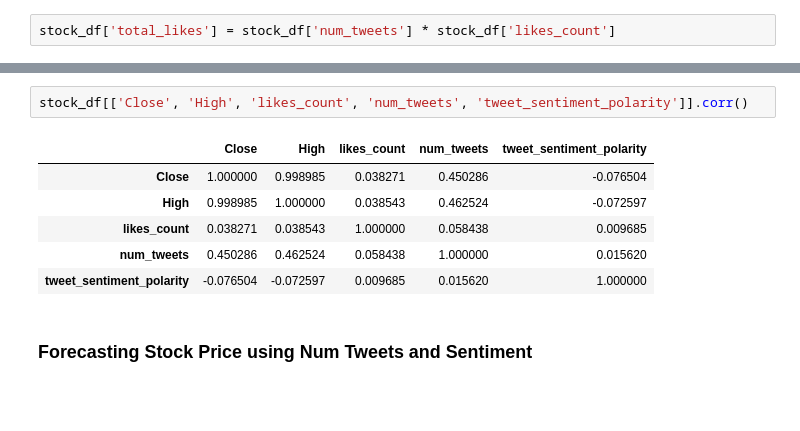
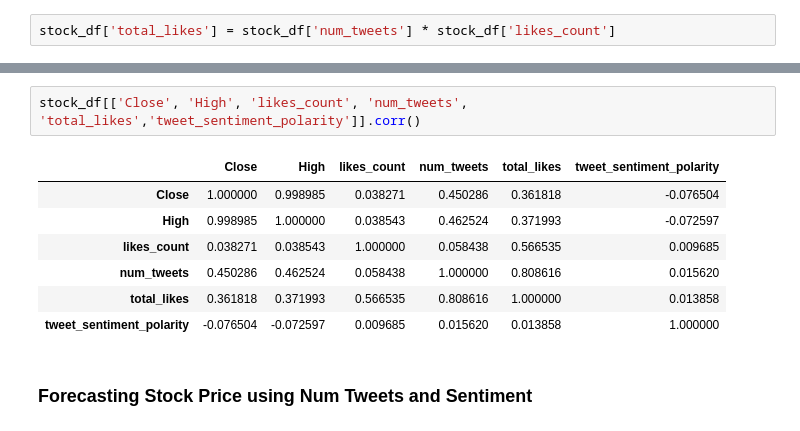
Before and after one commit to chilicrabcakes/stock_market_twitter_sentiment, a Jupyter notebook: stock_market_analysis/data_cleaning.ipynb, the cells around one changed output, grey strips where cells are left out. Drawn from its saved outputs; the diff is of its cells as text; blank space fills up the shorter version.

```diff
--- a/stock_market_analysis/data_cleaning.ipynb
+++ b/stock_market_analysis/data_cleaning.ipynb
@@ -202,12 +194,13 @@ fig.show()
 # %%
-stock_df[['Close', 'High', 'likes_count', 'num_tweets', 'tweet_sentiment_polarity']].corr()
+stock_df[['Close', 'High', 'likes_count', 'num_tweets', 'total_likes','tweet_sentiment_polarity']].corr()
 # %% [output]
-|  | Close | High | likes_count | num_tweets | tweet_sentiment_polarity |
-| Close | 1.000000 | 0.998985 | 0.038271 | 0.450286 | -0.076504 |
-| High | 0.998985 | 1.000000 | 0.038543 | 0.462524 | -0.072597 |
-| likes_count | 0.038271 | 0.038543 | 1.000000 | 0.058438 | 0.009685 |
-| num_tweets | 0.450286 | 0.462524 | 0.058438 | 1.000000 | 0.015620 |
-| tweet_sentiment_polarity | -0.076504 | -0.072597 | 0.009685 | 0.015620 | 1.000000 |
+|  | Close | High | likes_count | num_tweets | total_likes | tweet_sentiment_polarity |
+| Close | 1.000000 | 0.998985 | 0.038271 | 0.450286 | 0.361818 | -0.076504 |
+| High | 0.998985 | 1.000000 | 0.038543 | 0.462524 | 0.371993 | -0.072597 |
+| likes_count | 0.038271 | 0.038543 | 1.000000 | 0.058438 | 0.566535 | 0.009685 |
+| num_tweets | 0.450286 | 0.462524 | 0.058438 | 1.000000 | 0.808616 | 0.015620 |
+| total_likes | 0.361818 | 0.371993 | 0.566535 | 0.808616 | 1.000000 | 0.013858 |
+| tweet_sentiment_polarity | -0.076504 | -0.072597 | 0.009685 | 0.015620 | 0.013858 | 1.000000 |
 # %% [markdown]
 ### Forecasting Stock Price using Num Tweets and Sentiment
 # %%
```
Also changed, not shown: parts of 10 cells of this notebook, 4 other files.
